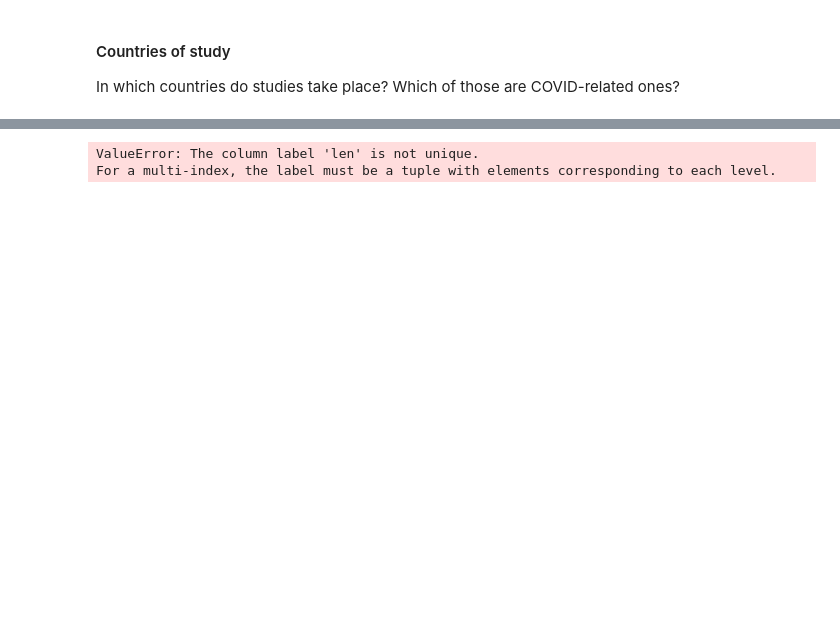
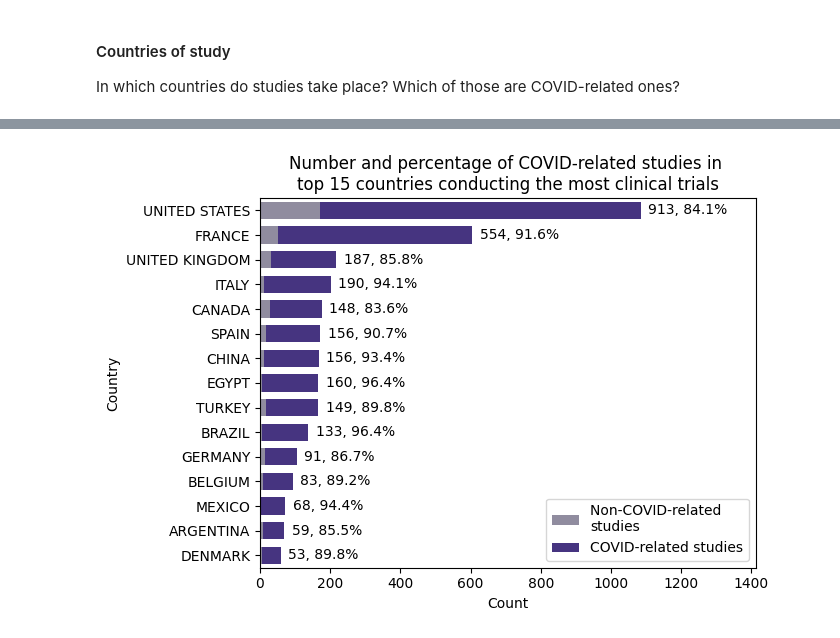
Before and after one commit to chels-kim/kaggle-covid-clintri, a Jupyter notebook: kaggle-covid-clintri/COVID-19 Clinical Trials.ipynb, the cells around one changed output, grey strips where cells are left out. Saved outputs shown, nothing was run; the diff lists cells and outputs as text; code cells hidden in the pictures; blank space fills up the shorter version.

```diff
--- a/kaggle-covid-clintri/COVID-19 Clinical Trials.ipynb
+++ b/kaggle-covid-clintri/COVID-19 Clinical Trials.ipynb
@@ -601,7 +607,7 @@ def mybarh_stacked_df(df, ylabel, title, colToHighlight = 1, colourmap='plasma',
     '''
 
     plt.rcdefaults()
-    ax = grouped_status.plot(kind='barh', stacked=True,title=title,legend=False)
+    ax = df.plot(kind='barh', stacked=True,title=title,legend=False)
 
     categories = df.index
     if isinstance(categories, pd.MultiIndex):
@@ -653,7 +659,7 @@ def mybarh_stacked_df(df, ylabel, title, colToHighlight = 1, colourmap='plasma',
                 newColourInd.append(idx2)
             colourInd = colourInd_updated
         else:
-            colourInd = 0
+            colourInd = -1
 
         if idx1 == colToHighlight:
             alpha = 1
@@ -703,14 +689,28 @@ Name: study_topic_code, Length: 5020, dtype: object
-# %%
-countries = df_studies[['location_countries','study_topic_code']]
-countries.groupby(['location_countries','study_topic_code']).study_topic_code\
-    .agg([len, sum]).unstack().sort_values(by='len', ascending=False)
-
-# countries.
-
-# mybarh_stacked_df(countries,'Country','Top 20 Countries')
-# %% [output]
-ValueError: The column label 'len' is not unique.
-For a multi-index, the label must be a tuple with elements corresponding to each level.
+# %%
+
+# Horizontal bar graph
+
+# list(df_studies.columns)
+# df_studies['location_countries'].value_counts()
+
+# Goal here: unstack the countries dataframe, and sort rows in a descending order of total number of studies in each country
+countries = df_studies[['location_countries','study_topic_code']]
+countries_ind = countries.groupby(['location_countries','study_topic_code']).location_countries.size().unstack()\
+    .sum(axis=1).sort_values(ascending=False).index
+# Sort using above indices
+countries = countries.groupby(['location_countries','study_topic_code']).location_countries.size().unstack().reindex(index=countries_ind)
+
+# countries[:20]
+mybarh_stacked_df(countries[:15],
+                  ylabel='Country',
+                  title='Number and percentage of COVID-related studies in \n'
+                        'top 15 countries conducting the most clinical trials',
+                  colourmap='viridis',
+                  legendlabel=['Non-COVID-related \nstudies', 'COVID-related studies'])
+
+# TODO: LEVEL-UP -- draw a world map and graph dots on top of them
+# %% [output]
+[figure, added]
 # %%
 countries = list(df_studies['location_countries'].value_counts().index)
 country_counts = list(df_studies['location_countries'].value_counts().values)
```
Also changed, not shown: parts of 8 cells of this notebook.
